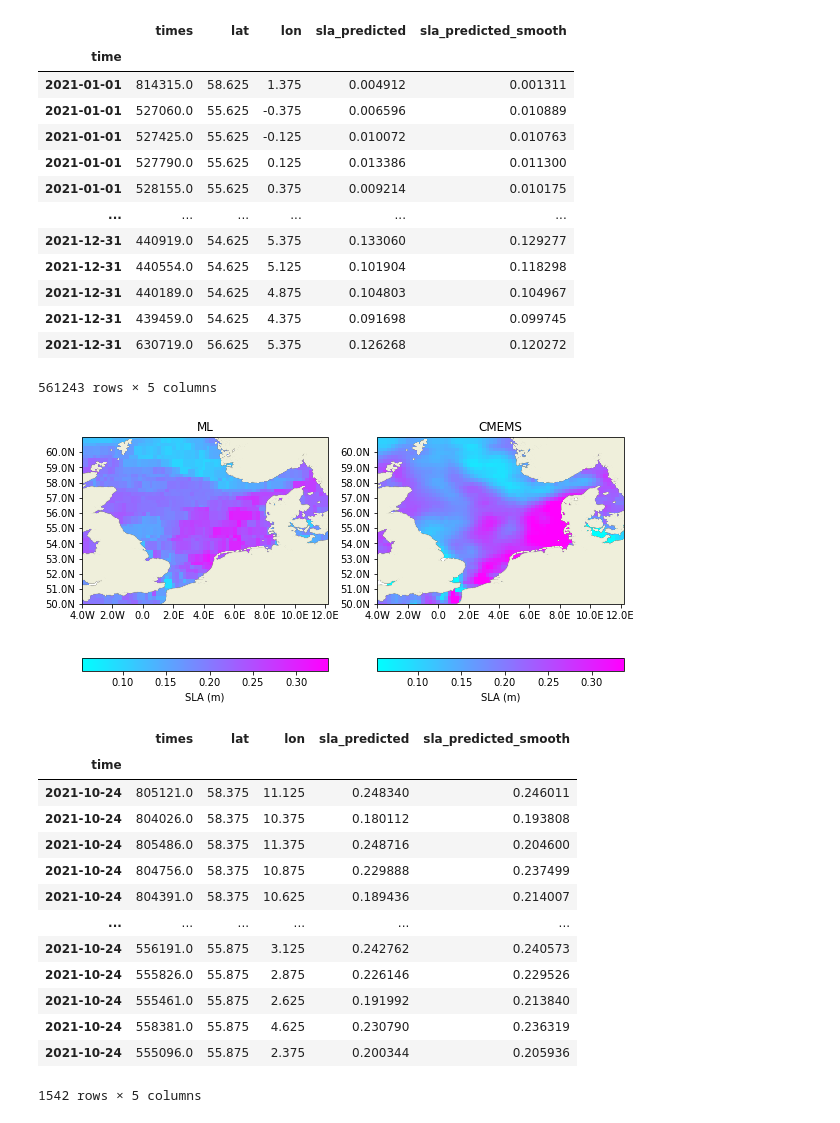
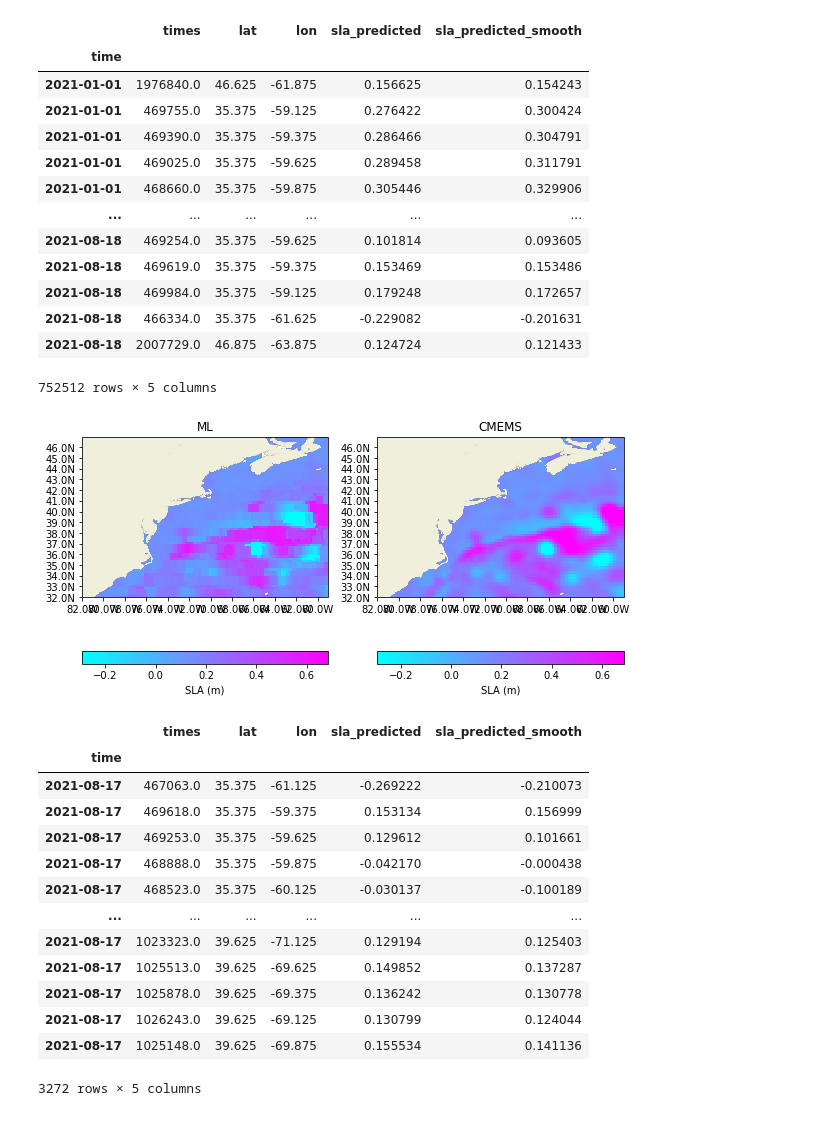
Before and after one commit to ne62rut/machine_learning_altimetry_validation, a Jupyter notebook: plot_dailymapsexample.ipynb, the cells around one changed output. Drawn from its saved outputs; the diff is of its cells as text; code cells hidden in the pictures.

Commit message:
plot daily maps tailored for MAINE region

```diff
--- a/plot_dailymapsexample.ipynb
+++ b/plot_dailymapsexample.ipynb
@@ -22,10 +22,10 @@ def single_plot(alti_20,min_sl,max_sl,counter,fig,title):
     lon = alti_20.lon.values
     lat = alti_20.lat.values
     ssh = alti_20.sla_predicted.values
-    max_lat = 61.0
-    min_lat = 50.0
-    max_lon = 12.2
-    min_lon = -4.0
+    max_lat = 47.0
+    min_lat = 32.0
+    max_lon = -59
+    min_lon = -82
 
 
 
@@ -66,13 +66,13 @@ def single_plot(alti_20,min_sl,max_sl,counter,fig,title):
 
     return
 # %%
-alti_ML = pd.read_csv('/DGFI8/H/work_marcello/machine_learning_altimetry/test_prediction_newpoints_surge_northsea2021_01to12_smoothed.csv',index_col=[0],parse_dates=[0])
+alti_ML = pd.read_csv('/DGFI8/H/work_marcello/machine_learning_altimetry/test_prediction_newpoints_surge_MAINE2021_01to12_smoothed.csv',index_col=[0],parse_dates=[0])
 
 # FROM COPERNICUS MODEL:
 #alti_Copernicus = pd.read_csv('/DGFI8/H/work_marcello/machine_learning_altimetry/test_prediction_newpoints_surge_copernicus.csv',index_col=[7],parse_dates=[7])
 
 # FROM CMEMS:
-alti_cmems = pd.read_csv('/DGFI8/H/work_marcello/machine_learning_altimetry/test_prediction_newpoints_surge_cmems_NORTHSEA_allsat.csv',index_col=[5],parse_dates=[5])
+alti_cmems = pd.read_csv('/DGFI8/H/work_marcello/machine_learning_altimetry/test_prediction_newpoints_surge_cmems_MAINE_allsat_2021.csv',index_col=[5],parse_dates=[5])
 
 alti_ML
 
@@ -86,18 +86,18 @@ alti_ML
 # %% [output]
 |  | times | lat | lon | sla_predicted | sla_predicted_smooth |
 | time |  |  |  |  |  |
-| 2021-01-01 | 814315.0 | 58.625 | 1.375 | 0.004912 | 0.001311 |
-| 2021-01-01 | 527060.0 | 55.625 | -0.375 | 0.006596 | 0.010889 |
-| 2021-01-01 | 527425.0 | 55.625 | -0.125 | 0.010072 | 0.010763 |
-| 2021-01-01 | 527790.0 | 55.625 | 0.125 | 0.013386 | 0.011300 |
-| 2021-01-01 | 528155.0 | 55.625 | 0.375 | 0.009214 | 0.010175 |
+| 2021-01-01 | 1976840.0 | 46.625 | -61.875 | 0.156625 | 0.154243 |
+| 2021-01-01 | 469755.0 | 35.375 | -59.125 | 0.276422 | 0.300424 |
+| 2021-01-01 | 469390.0 | 35.375 | -59.375 | 0.286466 | 0.304791 |
+| 2021-01-01 | 469025.0 | 35.375 | -59.625 | 0.289458 | 0.311791 |
+| 2021-01-01 | 468660.0 | 35.375 | -59.875 | 0.305446 | 0.329906 |
 | ... | ... | ... | ... | ... | ... |
-| 2021-12-31 | 440919.0 | 54.625 | 5.375 | 0.133060 | 0.129277 |
-| 2021-12-31 | 440554.0 | 54.625 | 5.125 | 0.101904 | 0.118298 |
-| 2021-12-31 | 440189.0 | 54.625 | 4.875 | 0.104803 | 0.104967 |
-| 2021-12-31 | 439459.0 | 54.625 | 4.375 | 0.091698 | 0.099745 |
-| 2021-12-31 | 630719.0 | 56.625 | 5.375 | 0.126268 | 0.120272 |
+| 2021-08-18 | 469254.0 | 35.375 | -59.625 | 0.101814 | 0.093605 |
+| 2021-08-18 | 469619.0 | 35.375 | -59.375 | 0.153469 | 0.153486 |
+| 2021-08-18 | 469984.0 | 35.375 | -59.125 | 0.179248 | 0.172657 |
+| 2021-08-18 | 466334.0 | 35.375 | -61.625 | -0.229082 | -0.201631 |
+| 2021-08-18 | 2007729.0 | 46.875 | -63.875 | 0.124724 | 0.121433 |
-561243 rows × 5 columns
+752512 rows × 5 columns
 # %%
 # # ATTEMPT: SMOOTH THE SEA LEVEL TEMPORALLY
 
@@ -142,7 +142,7 @@ alti_ML
 fig = plt.figure(figsize = (15, 10))
 
 #chosen_day='2021-05-13'
-chosen_day='2021-10-24'
+chosen_day='2021-08-17'
 
 alti_20_ML=alti_ML.loc[chosen_day:chosen_day] #- np.nanmean(alti_20_ML.sla_predicted)
 #alti_20_ML.sla_predicted = alti_20_ML.sla_predicted_smooth
@@ -150,48 +150,48 @@ alti_20_ML
 
 
 #alti_20_ML = alti_ML.loc[alti_ML['time']==chosen_day]
 #alti_20_ML = alti_20_ML.set_index(alti_20_ML.times)
 min_sl=np.nanmean(alti_20_ML.sla_predicted)-3*np.nanstd(alti_20_ML.sla_predicted)
 max_sl=np.nanmean(alti_20_ML.sla_predicted)+3*np.nanstd(alti_20_ML.sla_predicted)
 
 
 single_plot(alti_20_ML,min_sl,max_sl,1,fig,'ML')
 
 alti_20_cmems=alti_cmems.loc[chosen_day:chosen_day] #- np.nanmean(alti_cmems.sla_predicted)
 #alti_20_cmems=alti_20_cmems.groupby([pd.Grouper('lon'),pd.Grouper('lat')]).mean()
 #alti_20_cmems['lat'] = alti_20_cmems.index.get_level_values('lat')
 #alti_20_cmems['lon'] = alti_20_cmems.index.get_level_values('lon')
 #min_sl=np.nanmean(alti_20_cmems.sla_predicted)-3*np.nanstd(alti_20_cmems.sla_predicted)
 #max_sl=np.nanmean(alti_20_cmems.sla_predicted)+3*np.nanstd(alti_20_cmems.sla_predicted)
 
 
 single_plot(alti_20_cmems,min_sl,max_sl,2,fig,'CMEMS')
 
 
 
 # alti_20_Copernicus=alti_Copernicus.loc[chosen_day:chosen_day] #- np.nanmean(alti_Copernicus.sla_predicted)
 # min_sl=np.nanmean(alti_20_Copernicus.sla_predicted)-np.nanstd(alti_20_Copernicus.sla_predicted)
 # max_sl=np.nanmean(alti_20_Copernicus.sla_predicted)+np.nanstd(alti_20_Copernicus.sla_predicted)
 
 # single_plot(alti_20_Copernicus,min_sl,max_sl,3,fig)
 
 #fig.savefig("fig_dailymapsexample.png")
 # %% [output]
-[figure, old version]
+[figure, new version]
 # %%
 alti_20_ML
 # %% [output]
 |  | times | lat | lon | sla_predicted | sla_predicted_smooth |
 | time |  |  |  |  |  |
-| 2021-10-24 | 805121.0 | 58.375 | 11.125 | 0.248340 | 0.246011 |
-| 2021-10-24 | 804026.0 | 58.375 | 10.375 | 0.180112 | 0.193808 |
-| 2021-10-24 | 805486.0 | 58.375 | 11.375 | 0.248716 | 0.204600 |
-| 2021-10-24 | 804756.0 | 58.375 | 10.875 | 0.229888 | 0.237499 |
-| 2021-10-24 | 804391.0 | 58.375 | 10.625 | 0.189436 | 0.214007 |
+| 2021-08-17 | 467063.0 | 35.375 | -61.125 | -0.269222 | -0.210073 |
+| 2021-08-17 | 469618.0 | 35.375 | -59.375 | 0.153134 | 0.156999 |
+| 2021-08-17 | 469253.0 | 35.375 | -59.625 | 0.129612 | 0.101661 |
+| 2021-08-17 | 468888.0 | 35.375 | -59.875 | -0.042170 | -0.000438 |
+| 2021-08-17 | 468523.0 | 35.375 | -60.125 | -0.030137 | -0.100189 |
 | ... | ... | ... | ... | ... | ... |
-| 2021-10-24 | 556191.0 | 55.875 | 3.125 | 0.242762 | 0.240573 |
-| 2021-10-24 | 555826.0 | 55.875 | 2.875 | 0.226146 | 0.229526 |
-| 2021-10-24 | 555461.0 | 55.875 | 2.625 | 0.191992 | 0.213840 |
-| 2021-10-24 | 558381.0 | 55.875 | 4.625 | 0.230790 | 0.236319 |
-| 2021-10-24 | 555096.0 | 55.875 | 2.375 | 0.200344 | 0.205936 |
+| 2021-08-17 | 1023323.0 | 39.625 | -71.125 | 0.129194 | 0.125403 |
+| 2021-08-17 | 1025513.0 | 39.625 | -69.625 | 0.149852 | 0.137287 |
+| 2021-08-17 | 1025878.0 | 39.625 | -69.375 | 0.136242 | 0.130778 |
+| 2021-08-17 | 1026243.0 | 39.625 | -69.125 | 0.130799 | 0.124044 |
+| 2021-08-17 | 1025148.0 | 39.625 | -69.875 | 0.155534 | 0.141136 |
-1542 rows × 5 columns
+3272 rows × 5 columns
```
Also changed, not shown: 1 other file.
